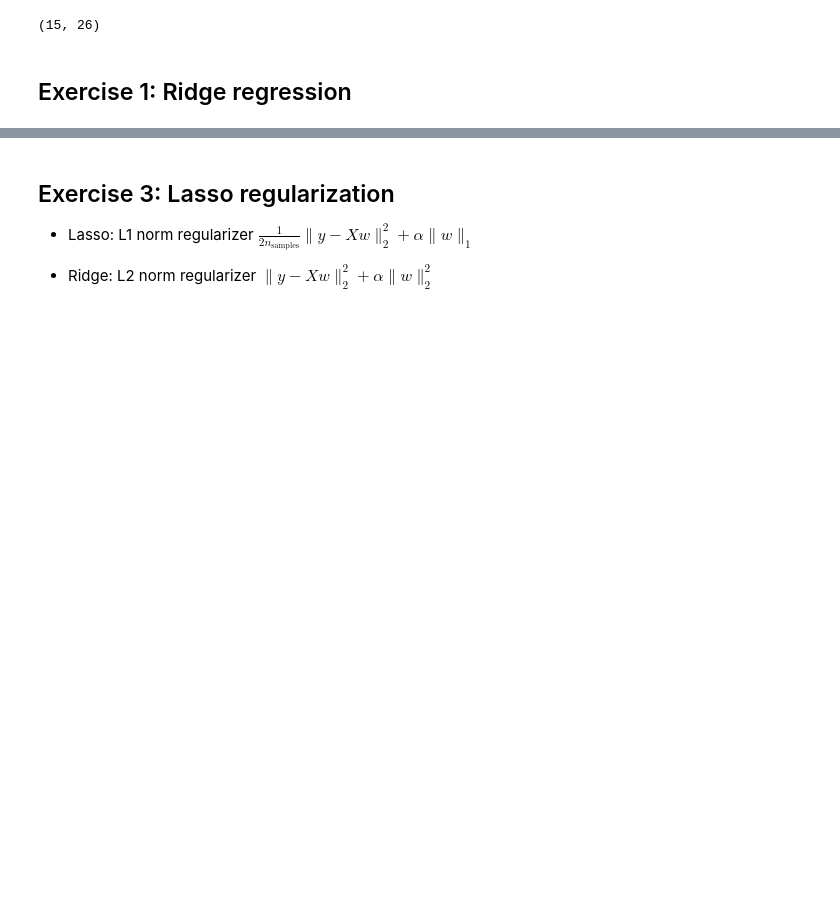
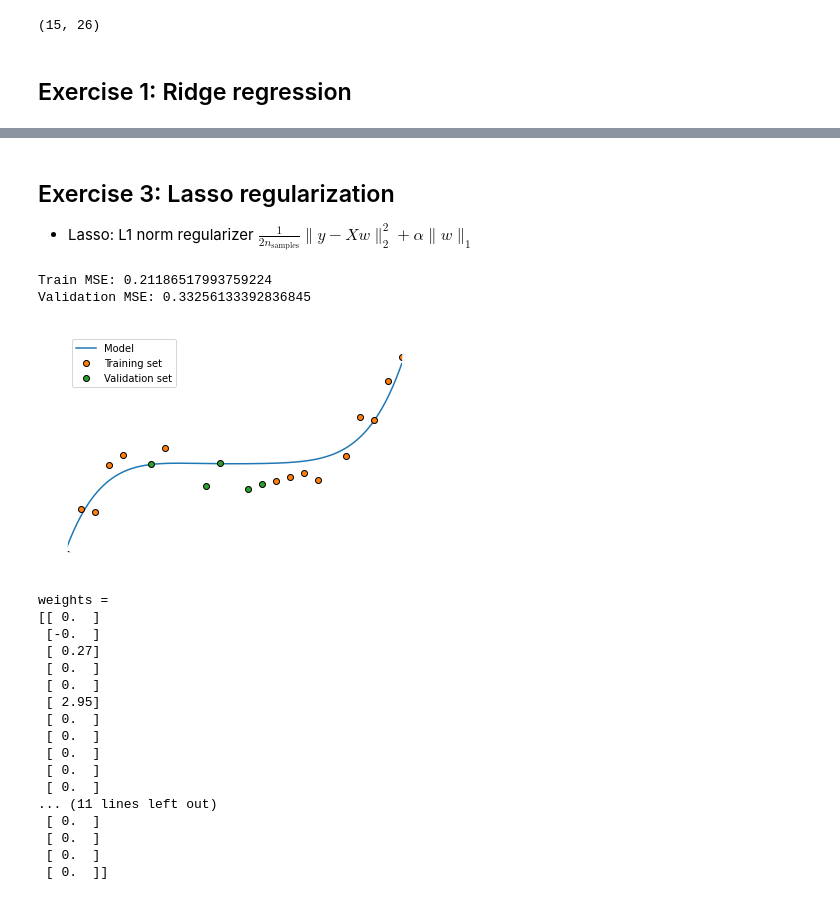
Before and after one commit to asarmadi/summer_ml_s3, a Jupyter notebook: day03/lab_overfitting_regularization.ipynb, the cells around one changed output, grey strips where cells are left out. Saved outputs shown, nothing was run; the diff lists cells and outputs as text; code cells hidden in the pictures; blank space fills up the shorter version.

```diff
--- a/day03/lab_overfitting_regularization.ipynb
+++ b/day03/lab_overfitting_regularization.ipynb
@@ -149,6 +176,61 @@ w =
 ## Exercise 3: Lasso regularization
 
 - Lasso: L1 norm regularizer $\displaystyle\frac{1}{2n_\mathrm{samples}}\|y - Xw\|^2_2 + \alpha\|w\|_1$
-
-
-- Ridge: L2 norm regularizer $\displaystyle\|y - Xw\|^2_2 + \alpha\|w\|^2_2$
+# %%
+from sklearn import linear_model
+
+# regr = linear_model.LinearRegression()
+regr = linear_model.Lasso(alpha=0.05, fit_intercept=True)
+
+regr.fit(Xtrain, ytrain)
+
+# print the training error MSE
+yhat_train = regr.predict(Xtrain)
+MSE_train = np.mean((yhat_train - ytrain)**2)
+print(f"Train MSE: {MSE_train}")
+
+# print the validation error MSE
+yhat_val = regr.predict(design_matrix(xval, M))
+MSE_val = np.mean((yhat_val - yval)**2)
+print(f"Validation MSE: {MSE_val}")
+
+# plotting
+x_line = np.linspace(-1,1,500).reshape(-1,1)
+X_line = design_matrix(x_line, M)
+y_line = regr.predict(X_line)
+
+plt.figure()
+plt.plot(x_line, y_line)
+plt.plot(xtrain, ytrain,'o',markeredgecolor='black')
+plt.plot(xval, yval,'o',markeredgecolor='black')
+plt.xlim([-1,1])
+plt.ylim([-3,4])
+plt.legend(['Model','Training set', 'Validation set'])
+plt.show()
+
+w = regr.coef_
+
+print("weights = ")
+with np.printoptions(precision=2, suppress=True):
+    print(w.reshape(-1,1))
+# %% [output]
+Train MSE: 0.21186517993759224
+Validation MSE: 0.33256133392836845
+[figure, added]
+weights =
+[[ 0.  ]
+ [-0.  ]
+ [ 0.27]
+ [ 0.  ]
+ [ 0.  ]
+ [ 2.95]
+ [ 0.  ]
+ [ 0.  ]
+ [ 0.  ]
+ [ 0.  ]
+ [ 0.  ]
+... (11 lines left out)
+ [ 0.  ]
+ [ 0.  ]
+ [ 0.  ]
+ [ 0.  ]]
```
Also changed, not shown: parts of 5 cells of this notebook.
